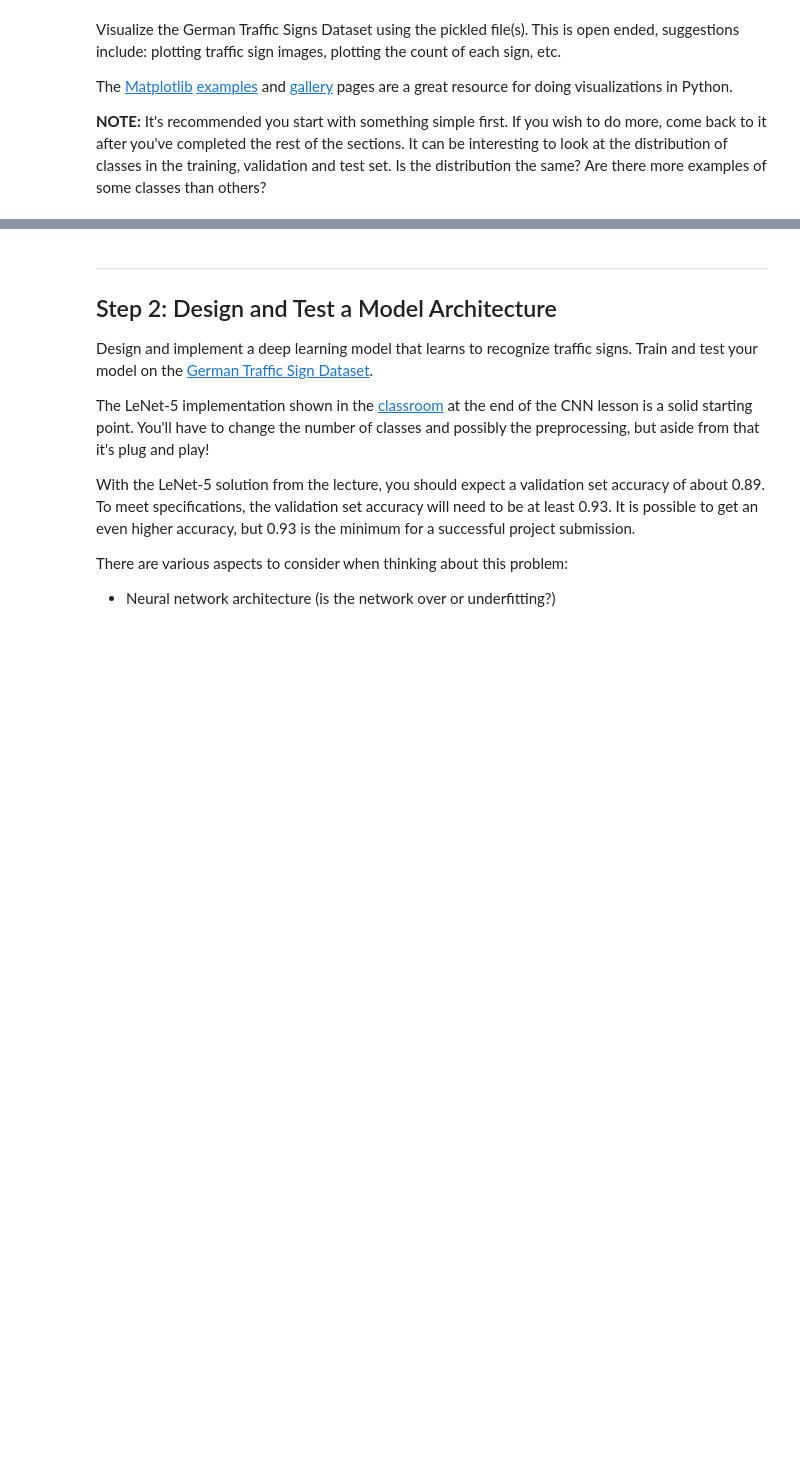
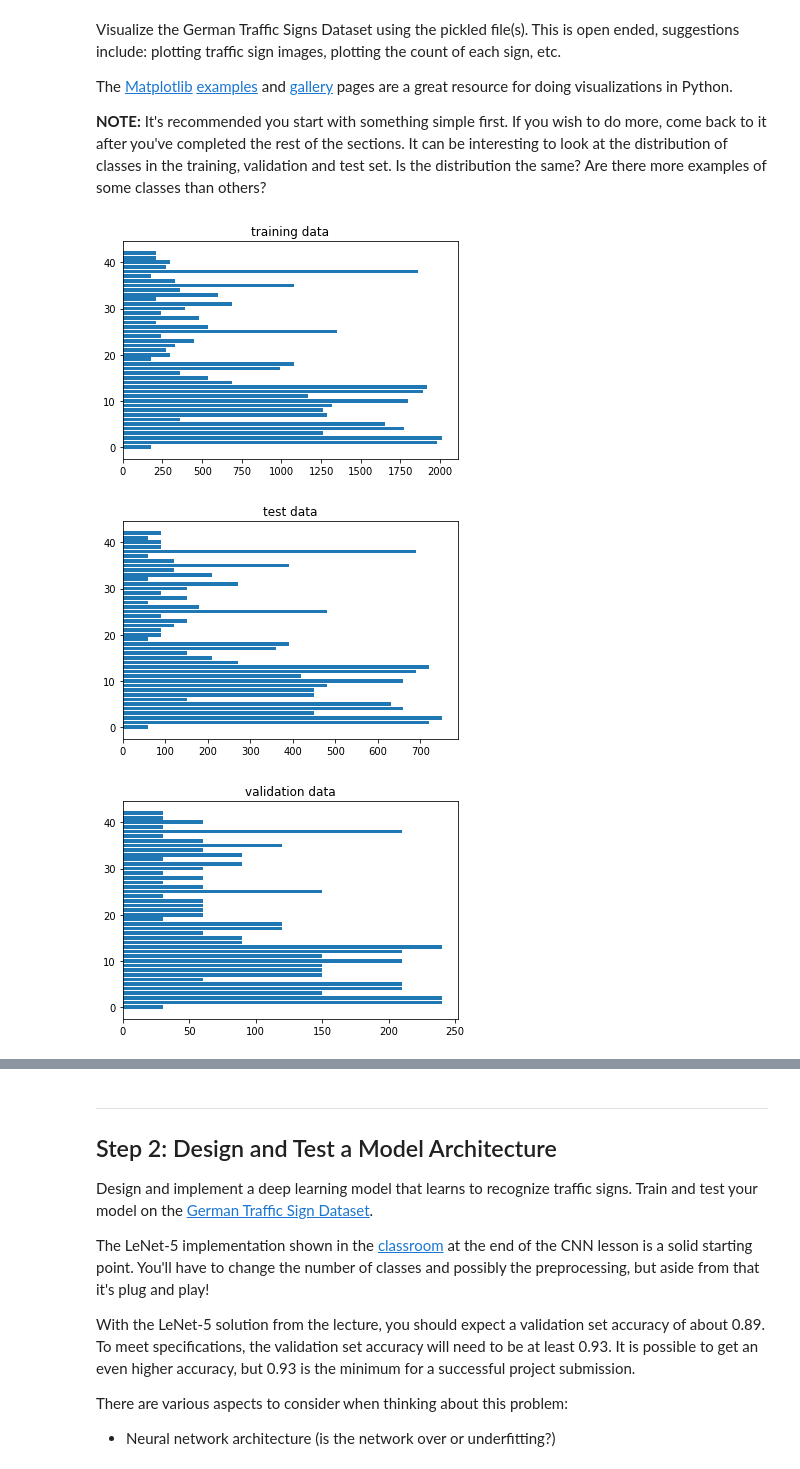
Before and after one commit to AmeyaWagh/CarND_Traffic_Sign_Classifier_Project, a Jupyter notebook: Traffic_Sign_Classifier.ipynb, the cells around one changed output, grey strips where cells are left out. Saved outputs shown, nothing was run; the diff lists cells and outputs as text; code cells hidden in the pictures; blank space fills up the shorter version.

```diff
--- a/Traffic_Sign_Classifier.ipynb
+++ b/Traffic_Sign_Classifier.ipynb
@@ -93,6 +93,30 @@ Visualize the German Traffic Signs Dataset using the pickled file(s). This is op
 The [Matplotlib](http://matplotlib.org/) [examples](http://matplotlib.org/examples/index.html) and [gallery](http://matplotlib.org/gallery.html) pages are a great resource for doing visualizations in Python.
 
 **NOTE:** It's recommended you start with something simple first. If you wish to do more, come back to it after you've completed the rest of the sections. It can be interesting to look at the distribution of classes in the training, validation and test set. Is the distribution the same? Are there more examples of some classes than others?
+# %%
+### Plot histogram of the dataset
+import matplotlib.pyplot as plt
+import numpy as np
+# Visualizations will be shown in the notebook.
+%matplotlib inline
+
+def plot_histogram(data,title=''):
+    n = np.unique(data)
+    hist = np.zeros(len(n))
+    for _data in data:
+        hist[_data] +=1
+    plt.barh(range(len(n)),hist)
+    plt.title(title)
+    plt.show()
+
+# print(y_train)
+plot_histogram(y_train,'training data')
+plot_histogram(y_test,'test data')
+plot_histogram(y_valid,'validation data')
+# %% [output]
+[figure, added]
+[figure, added]
+[figure, added]
 # %%
 ### Data exploration visualization code goes here.
 ### Feel free to use as many code cells as needed.
```
Also changed, not shown: parts of 9 cells of this notebook.
